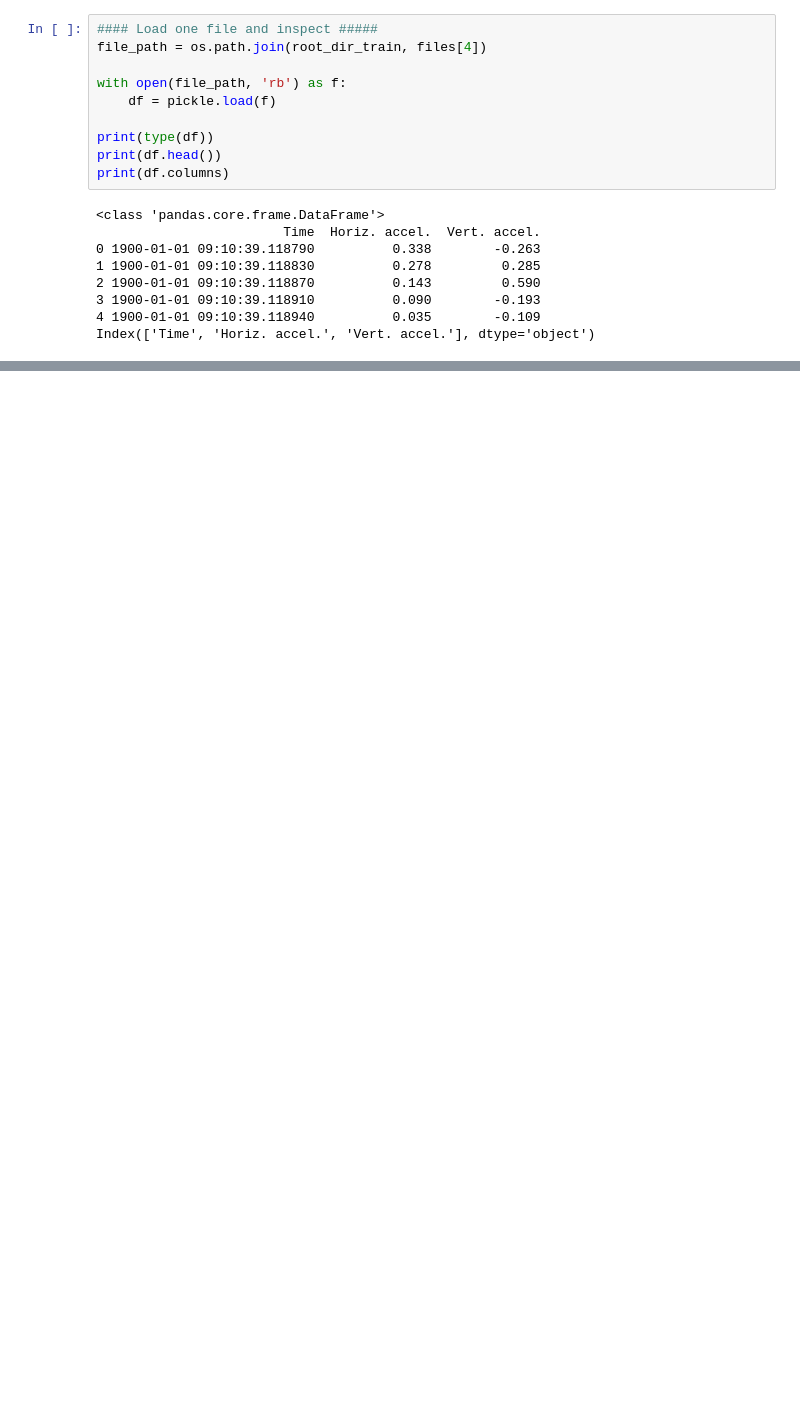
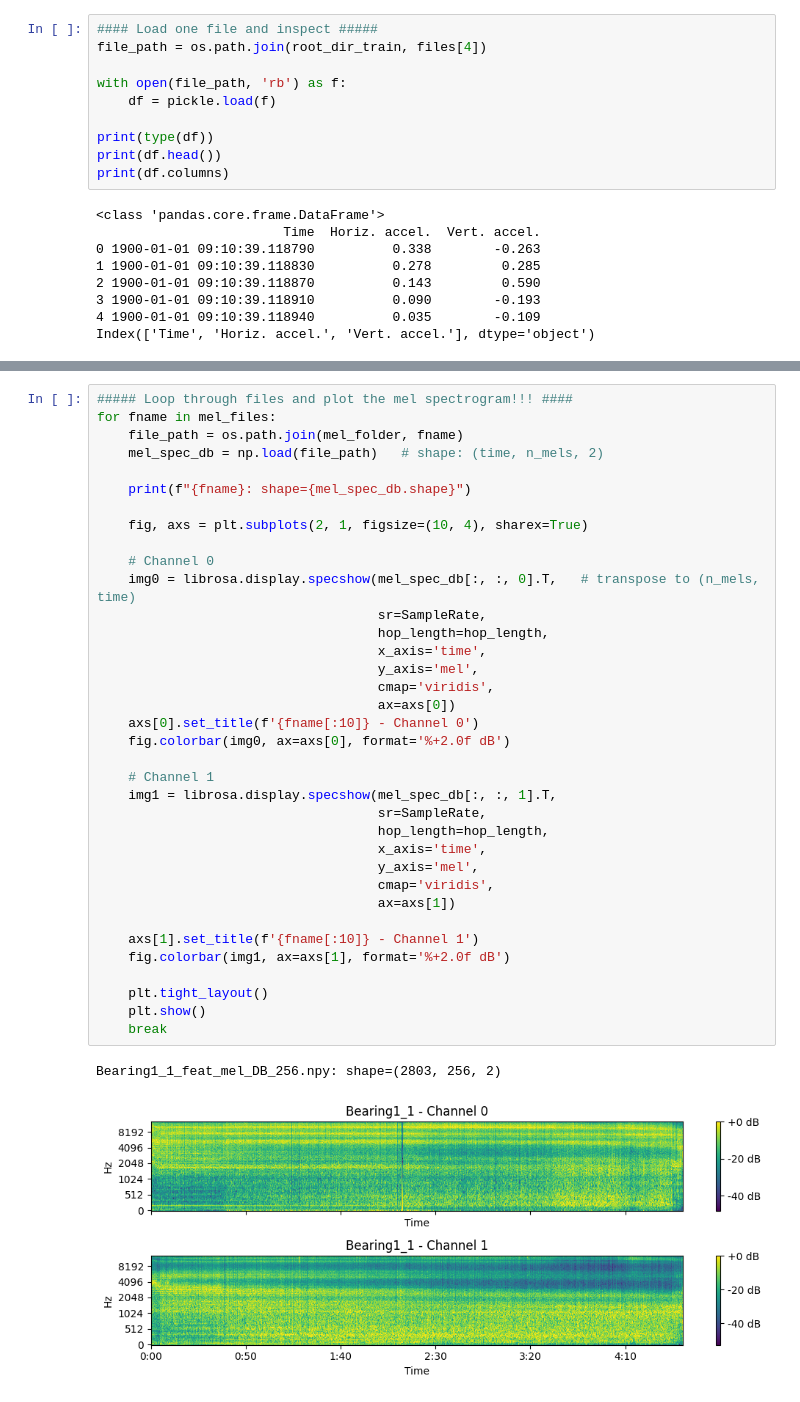
Before and after one commit to yonas-y/CGGD-HI, a Jupyter notebook: bearing_data_visualization.ipynb, the cells around one changed output, grey strips where cells are left out. Drawn from its saved outputs; the diff is of its cells as text; blank space fills up the shorter version.

```diff
--- a/bearing_data_visualization.ipynb
+++ b/bearing_data_visualization.ipynb
@@ -87,0 +114,39 @@ plot_signals(df, title='Single Bearing Time Series Data')
+# %%
+##### Loop through files and plot the mel spectrogram!!! ####
+for fname in mel_files:
+    file_path = os.path.join(mel_folder, fname)
+    mel_spec_db = np.load(file_path)   # shape: (time, n_mels, 2)
+
+    print(f"{fname}: shape={mel_spec_db.shape}")
+
+    fig, axs = plt.subplots(2, 1, figsize=(10, 4), sharex=True)
+
+    # Channel 0
+    img0 = librosa.display.specshow(mel_spec_db[:, :, 0].T,   # transpose to (n_mels, time)
+                                    sr=SampleRate,
+                                    hop_length=hop_length,
+                                    x_axis='time',
+                                    y_axis='mel',
+                                    cmap='viridis',
+                                    ax=axs[0])
+    axs[0].set_title(f'{fname[:10]} - Channel 0')
+    fig.colorbar(img0, ax=axs[0], format='%+2.0f dB')
+
+    # Channel 1
+    img1 = librosa.display.specshow(mel_spec_db[:, :, 1].T,
+                                    sr=SampleRate,
+                                    hop_length=hop_length,
+                                    x_axis='time',
+                                    y_axis='mel',
+                                    cmap='viridis',
+                                    ax=axs[1])
+
+    axs[1].set_title(f'{fname[:10]} - Channel 1')
+    fig.colorbar(img1, ax=axs[1], format='%+2.0f dB')
+
+    plt.tight_layout()
+    plt.show()
+    break
+# %% [output]
+Bearing1_1_feat_mel_DB_256.npy: shape=(2803, 256, 2)
+[figure, added]
```
Also changed, not shown: parts of 4 cells of this notebook.
